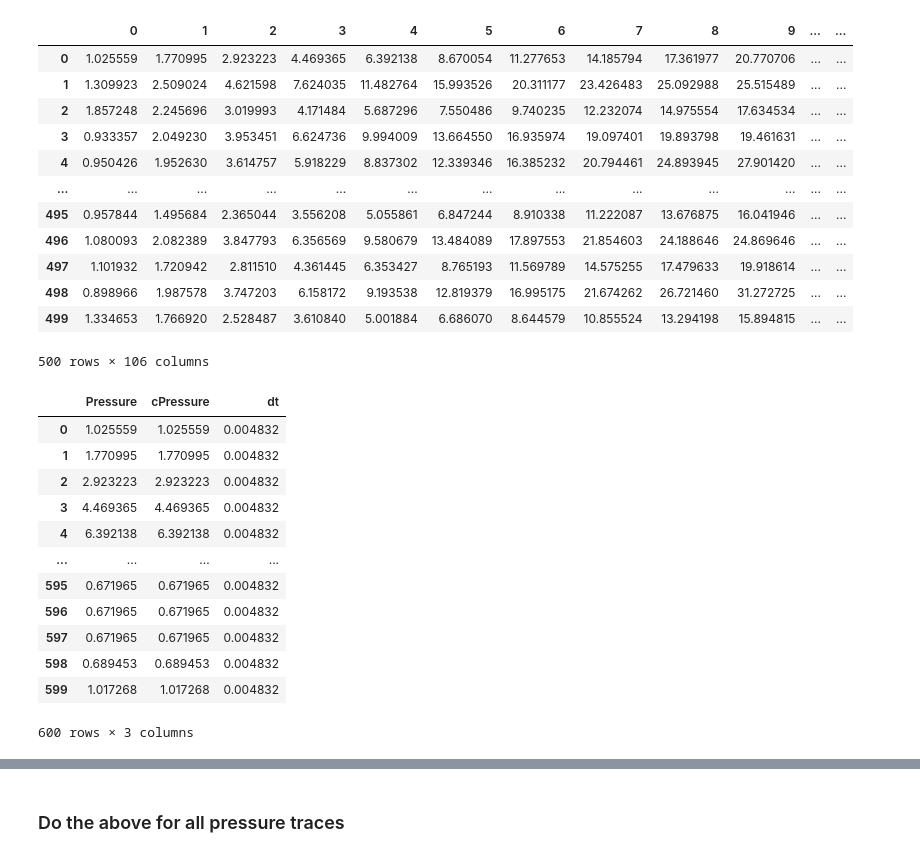
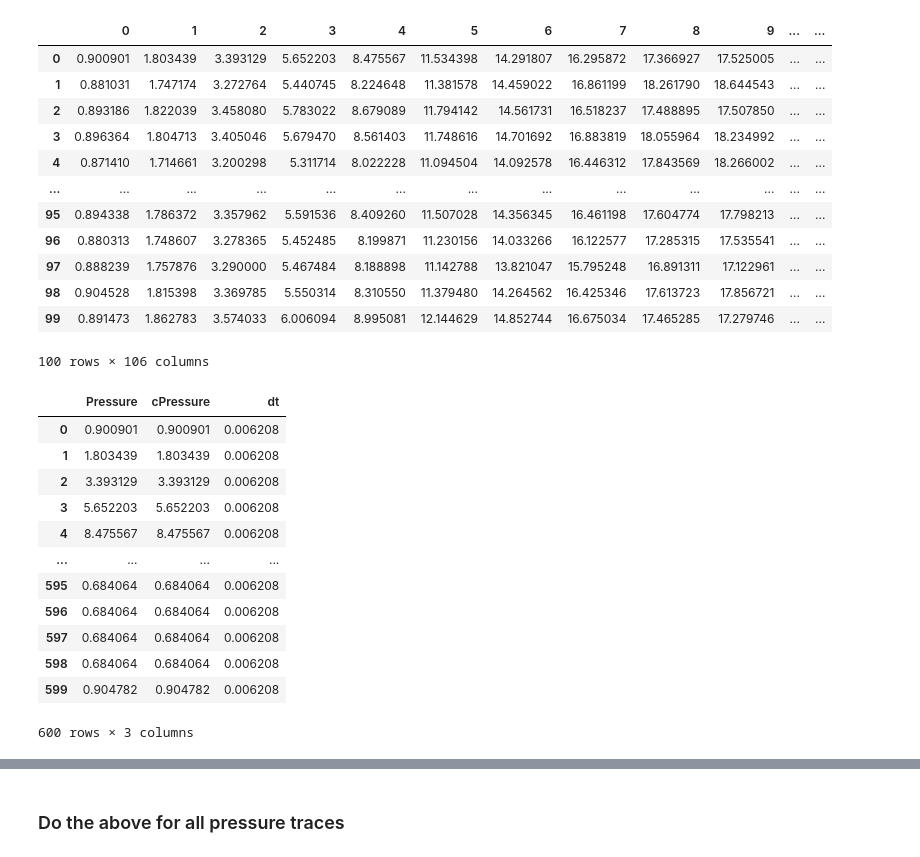
Before and after one commit to MaxBalmus/GiessenDataAnalysis, a Jupyter notebook: Tutorials/resample_synthetic.ipynb, the cells around one changed output, grey strips where cells are left out. Cells and saved outputs as stored; diff of their text form; code cells hidden in the pictures.

```diff
--- a/Tutorials/resample_synthetic.ipynb
+++ b/Tutorials/resample_synthetic.ipynb
@@ -3,24 +3,25 @@ from AnalysisGiessen import analyseGiessen
 import pandas as pd
 import numpy as np
 # %%
-n_sample = 500
+n_sample = 100
 n_params = 5
-file = pd.read_csv(f"../Data/Synthetic/Output_{n_sample}/pressure_traces_rv/all_pressure_traces.csv")
+file_path = "../Data/Synthetic/Posterior_sims/waveform"
+file = pd.read_csv(f"{file_path}/pressure_traces_rv/all_pressure_traces_rv.csv")
 file
 # %% [output]
 |  | 0 | 1 | 2 | 3 | 4 | 5 | 6 | 7 | 8 | 9 | ... | ... |
-| 0 | 1.025559 | 1.770995 | 2.923223 | 4.469365 | 6.392138 | 8.670054 | 11.277653 | 14.185794 | 17.361977 | 20.770706 | ... | ... |
-| 1 | 1.309923 | 2.509024 | 4.621598 | 7.624035 | 11.482764 | 15.993526 | 20.311177 | 23.426483 | 25.092988 | 25.515489 | ... | ... |
-| 2 | 1.857248 | 2.245696 | 3.019993 | 4.171484 | 5.687296 | 7.550486 | 9.740235 | 12.232074 | 14.975554 | 17.634534 | ... | ... |
-| 3 | 0.933357 | 2.049230 | 3.953451 | 6.624736 | 9.994009 | 13.664550 | 16.935974 | 19.097401 | 19.893798 | 19.461631 | ... | ... |
-| 4 | 0.950426 | 1.952630 | 3.614757 | 5.918229 | 8.837302 | 12.339346 | 16.385232 | 20.794461 | 24.893945 | 27.901420 | ... | ... |
+| 0 | 0.900901 | 1.803439 | 3.393129 | 5.652203 | 8.475567 | 11.534398 | 14.291807 | 16.295872 | 17.366927 | 17.525005 | ... | ... |
+| 1 | 0.881031 | 1.747174 | 3.272764 | 5.440745 | 8.224648 | 11.381578 | 14.459022 | 16.861199 | 18.261790 | 18.644543 | ... | ... |
+| 2 | 0.893186 | 1.822039 | 3.458080 | 5.783022 | 8.679089 | 11.794142 | 14.561731 | 16.518237 | 17.488895 | 17.507850 | ... | ... |
+| 3 | 0.896364 | 1.804713 | 3.405046 | 5.679470 | 8.561403 | 11.748616 | 14.701692 | 16.883819 | 18.055964 | 18.234992 | ... | ... |
+| 4 | 0.871410 | 1.714661 | 3.200298 | 5.311714 | 8.022228 | 11.094504 | 14.092578 | 16.446312 | 17.843569 | 18.266002 | ... | ... |
 | ... | ... | ... | ... | ... | ... | ... | ... | ... | ... | ... | ... | ... |
-| 495 | 0.957844 | 1.495684 | 2.365044 | 3.556208 | 5.055861 | 6.847244 | 8.910338 | 11.222087 | 13.676875 | 16.041946 | ... | ... |
-| 496 | 1.080093 | 2.082389 | 3.847793 | 6.356569 | 9.580679 | 13.484089 | 17.897553 | 21.854603 | 24.188646 | 24.869646 | ... | ... |
-| 497 | 1.101932 | 1.720942 | 2.811510 | 4.361445 | 6.353427 | 8.765193 | 11.569789 | 14.575255 | 17.479633 | 19.918614 | ... | ... |
-| 498 | 0.898966 | 1.987578 | 3.747203 | 6.158172 | 9.193538 | 12.819379 | 16.995175 | 21.674262 | 26.721460 | 31.272725 | ... | ... |
-| 499 | 1.334653 | 1.766920 | 2.528487 | 3.610840 | 5.001884 | 6.686070 | 8.644579 | 10.855524 | 13.294198 | 15.894815 | ... | ... |
+| 95 | 0.894338 | 1.786372 | 3.357962 | 5.591536 | 8.409260 | 11.507028 | 14.356345 | 16.461198 | 17.604774 | 17.798213 | ... | ... |
+| 96 | 0.880313 | 1.748607 | 3.278365 | 5.452485 | 8.199871 | 11.230156 | 14.033266 | 16.122577 | 17.285315 | 17.535541 | ... | ... |
+| 97 | 0.888239 | 1.757876 | 3.290000 | 5.467484 | 8.188898 | 11.142788 | 13.821047 | 15.795248 | 16.891311 | 17.122961 | ... | ... |
+| 98 | 0.904528 | 1.815398 | 3.369785 | 5.550314 | 8.310550 | 11.379480 | 14.264562 | 16.425346 | 17.613723 | 17.856721 | ... | ... |
+| 99 | 0.891473 | 1.862783 | 3.574033 | 6.006094 | 8.995081 | 12.144629 | 14.852744 | 16.675034 | 17.465285 | 17.279746 | ... | ... |
-500 rows × 106 columns
+100 rows × 106 columns
 # %%
 # Repeat the first pressure trace 5 times
 df = file.iloc[[0], :100].T
@@ -31,17 +32,17 @@ df_repeated["dt"] = file.loc[[0], 'dt'].values[0]
 df_repeated
 # %% [output]
 |  | Pressure | cPressure | dt |
-| 0 | 1.025559 | 1.025559 | 0.004832 |
-| 1 | 1.770995 | 1.770995 | 0.004832 |
-| 2 | 2.923223 | 2.923223 | 0.004832 |
-| 3 | 4.469365 | 4.469365 | 0.004832 |
-| 4 | 6.392138 | 6.392138 | 0.004832 |
+| 0 | 0.900901 | 0.900901 | 0.006208 |
+| 1 | 1.803439 | 1.803439 | 0.006208 |
+| 2 | 3.393129 | 3.393129 | 0.006208 |
+| 3 | 5.652203 | 5.652203 | 0.006208 |
+| 4 | 8.475567 | 8.475567 | 0.006208 |
 | ... | ... | ... | ... |
-| 595 | 0.671965 | 0.671965 | 0.004832 |
-| 596 | 0.671965 | 0.671965 | 0.004832 |
-| 597 | 0.671965 | 0.671965 | 0.004832 |
-| 598 | 0.689453 | 0.689453 | 0.004832 |
-| 599 | 1.017268 | 1.017268 | 0.004832 |
+| 595 | 0.684064 | 0.684064 | 0.006208 |
+| 596 | 0.684064 | 0.684064 | 0.006208 |
+| 597 | 0.684064 | 0.684064 | 0.006208 |
+| 598 | 0.684064 | 0.684064 | 0.006208 |
+| 599 | 0.904782 | 0.904782 | 0.006208 |
 600 rows × 3 columns
 # %%
 ag = analyseGiessen(df=df_repeated, t_resolution=df_repeated['dt'].values[0])
```
Also changed, not shown: parts of 5 cells of this notebook, 2 other files.
